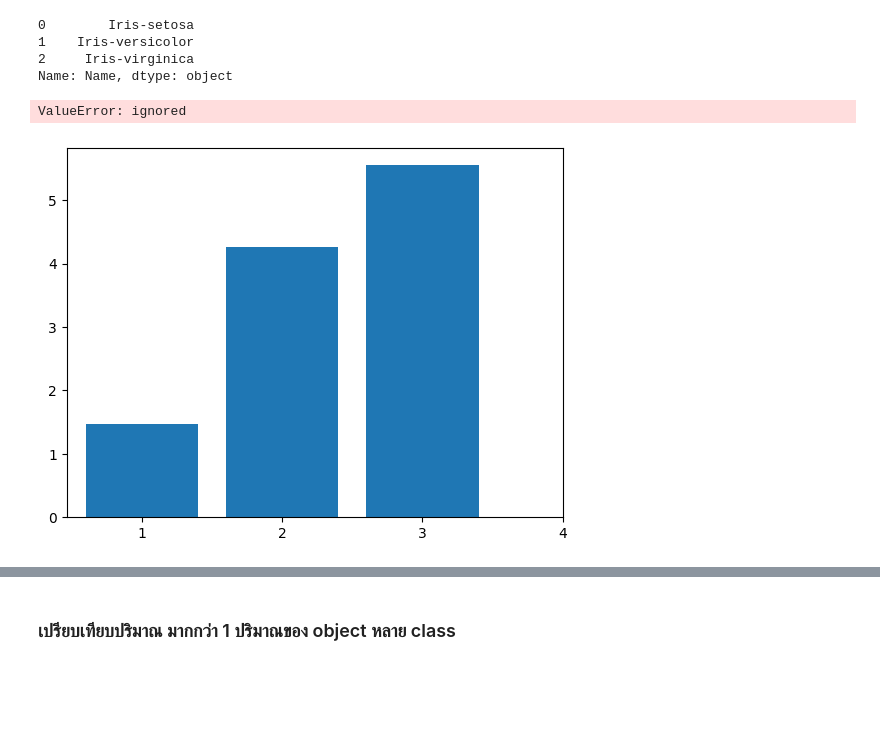
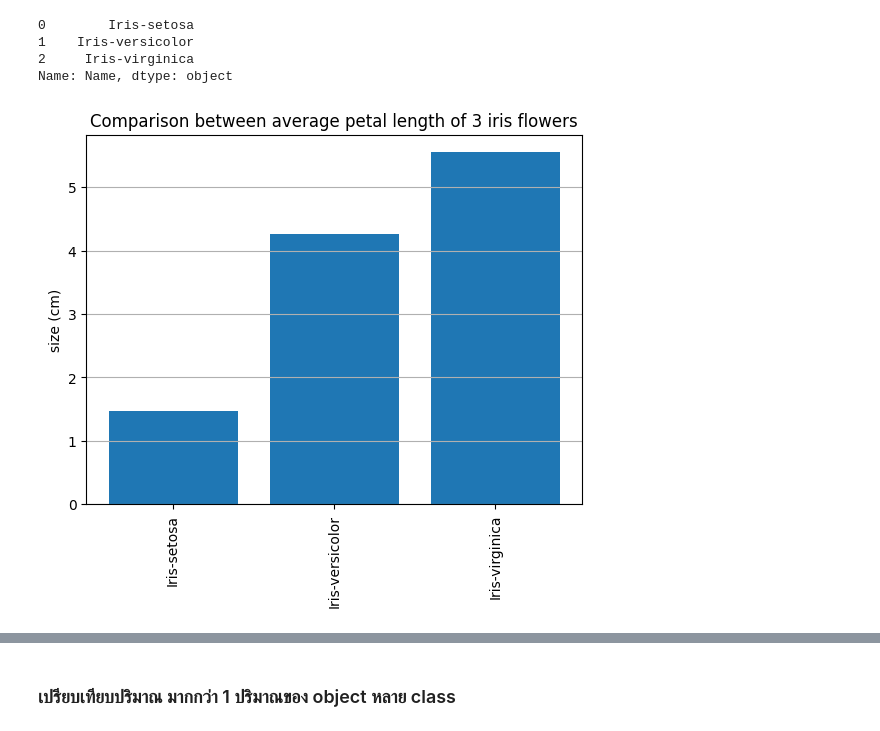
Before and after one commit to Tonry12/python_dataviz2023, a Jupyter notebook: DataViz04_Data_Comparison.ipynb, the cells around one changed output, grey strips where cells are left out. Cells and saved outputs as stored; diff of their text form; code cells hidden in the pictures; blank space fills up the shorter version.

```diff
--- a/DataViz04_Data_Comparison.ipynb
+++ b/DataViz04_Data_Comparison.ipynb
@@ -193,12 +195,12 @@ sample_data.reset_index()['Name'] # เอาไว้ลบช่องว่
 2     Iris-virginica
 Name: Name, dtype: object
 # %%
+#ดูสเกลได้ง่ายขึ้นด้วยการเติม grid เข้าไป
 plt.bar([1,2,3],sample_data['PetalLength']) # สามารถเปรียบเทียบ 3 ชนิดได้
-plt.xticks([1,2,3,4],sample_data.reset_index()['Name'],rotation='vertical') # เติมชื่อแกน x
+plt.xticks([1,2,3],sample_data.reset_index()['Name'],rotation='vertical') # เติมชื่อแกน x ให้เป็นแนวตั้ง
 plt.title('Comparison between average petal length of 3 iris flowers'); # ชื่อกราฟ
 plt.grid(True,axis='y') # เส้นกริด ไว้ลากกราฟ True เปิด grid เลือกได้ว่าจะเปิดในเเนวเเกนไหน ใช้ axis
 plt.ylabel('size (cm)'); # เติมชื่อ แกน y
 # %% [output]
-ValueError: ignored
-[figure, old version]
+[figure, new version]
 # %%
```
Also changed, not shown: parts of 23 cells of this notebook.
